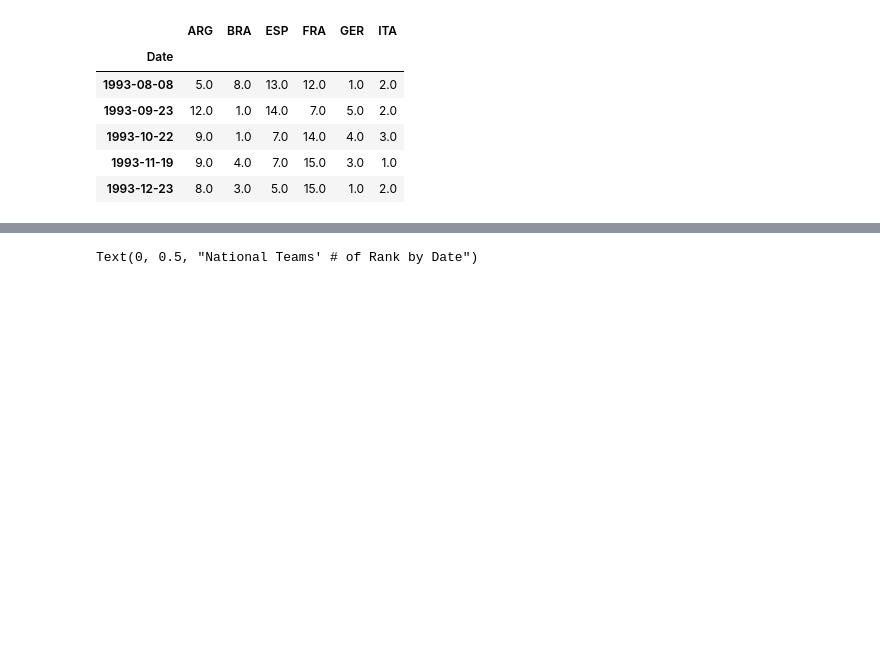
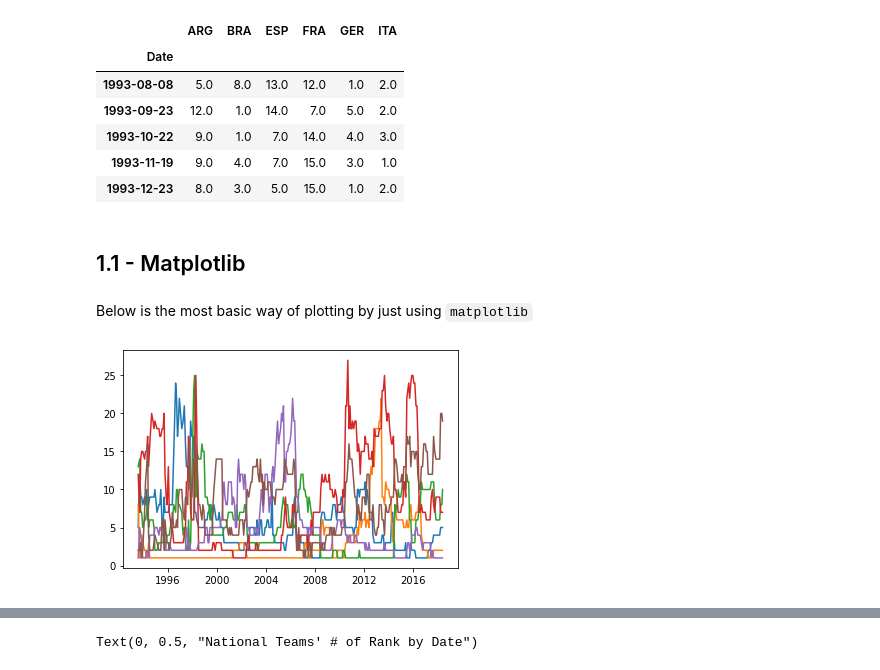
Before and after one commit to ildeniz/ML-2022-001-Data_Visualisation_Playground, a Jupyter notebook: ML-2022-002-Data_Visualisation_Playground.ipynb, the cells around one changed output, grey strips where cells are left out. Saved outputs shown, nothing was run; the diff lists cells and outputs as text; code cells hidden in the pictures; blank space fills up the shorter version.

```diff
--- a/ML-2022-002-Data_Visualisation_Playground.ipynb
+++ b/ML-2022-002-Data_Visualisation_Playground.ipynb
@@ -31,3 +30,12 @@ fifa.head()
 | 1993-10-22 | 9.0 | 1.0 | 7.0 | 14.0 | 4.0 | 3.0 |
 | 1993-11-19 | 9.0 | 4.0 | 7.0 | 15.0 | 3.0 | 1.0 |
 | 1993-12-23 | 8.0 | 3.0 | 5.0 | 15.0 | 1.0 | 2.0 |
+# %% [markdown]
+## 1.1 - Matplotlib
+# %% [markdown]
+Below is the most basic way of plotting by just using `matplotlib`
+# %%
+plt.plot(fifa)
+plt.show();
+# %% [output]
+[figure, added]
```
Also changed, not shown: parts of 75 cells of this notebook.
